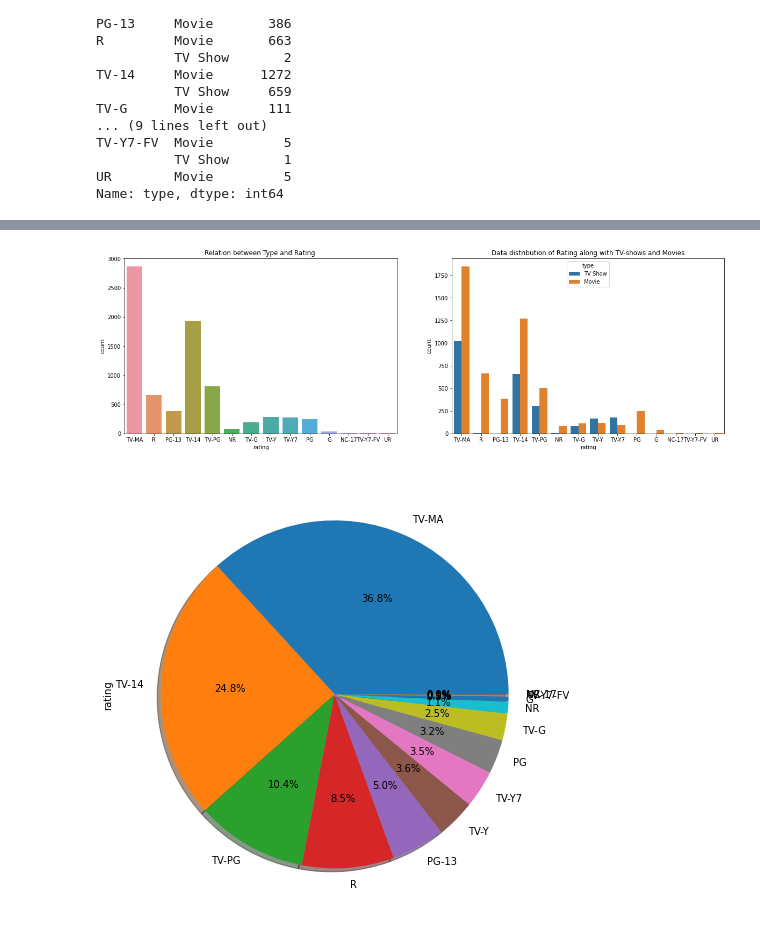
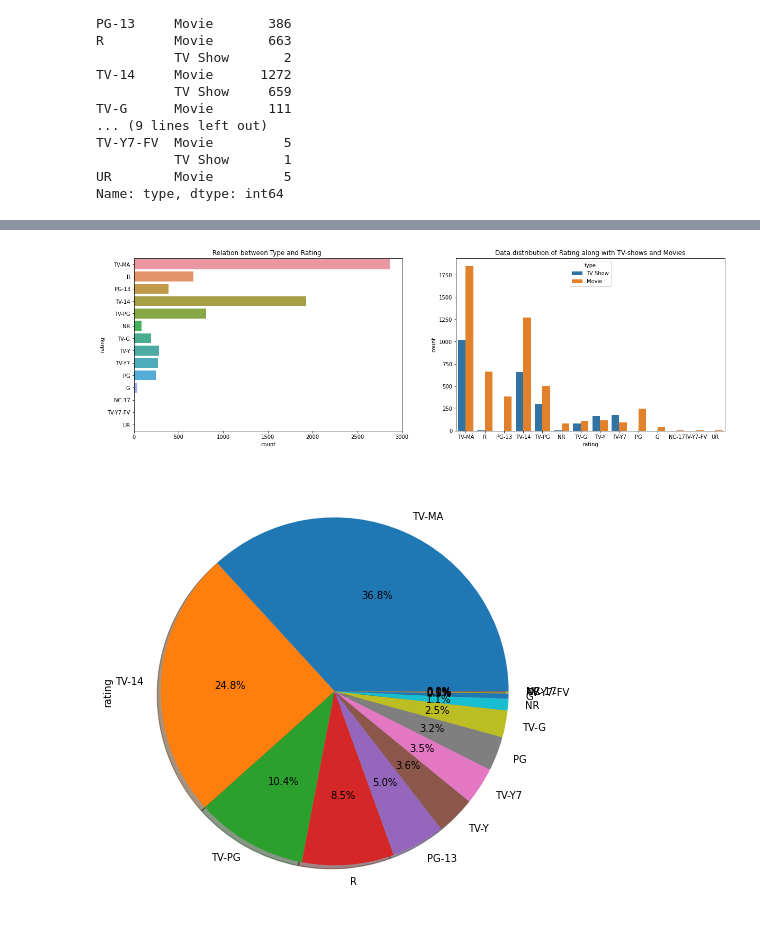
Before and after one commit to MadhurAwasthi/NETFLIX-MOVIES-AND-TV-SHOWS-CLUSTERING-UNSUPERVISED-ML, a Jupyter notebook: NETFLIX_MOVIES_AND_TV_SHOWS_CLUSTERING.ipynb, the cells around one changed output, grey strips where cells are left out. Saved outputs shown, nothing was run; the diff lists cells and outputs as text; code cells hidden in the pictures.

```diff
--- a/NETFLIX_MOVIES_AND_TV_SHOWS_CLUSTERING.ipynb
+++ b/NETFLIX_MOVIES_AND_TV_SHOWS_CLUSTERING.ipynb
@@ -386,14 +376,14 @@ netflix_df.head(2)
 # %%
 #figured some graphs
 fig,axs = plt.subplots(1,2 ,figsize=(20,6))
 # This graph represent Relationship between Type and Rating
-sns.countplot(x="rating",ax=axs[0], data=df).set(title='Relation between Type and Rating ')
+sns.countplot(y="rating",ax=axs[0], data=df).set(title='Relation between Type and Rating ')
 #This graph represents the distribution of Rating as well as the number of TV-show and Movies
 sns.countplot(x="rating", hue="type",ax=axs[1], data=df).set(title='Data distribution of Rating along with TV-shows and Movies')
 
 plt.show()
 # %% [output]
-[figure, old version]
+[figure, new version]
 # %%
 #To show the rating percentage
 df['rating'].value_counts().plot.pie(autopct='%1.1f%%',shadow=True,figsize=(15,8))
```
Also changed, not shown: parts of 19 cells of this notebook.
